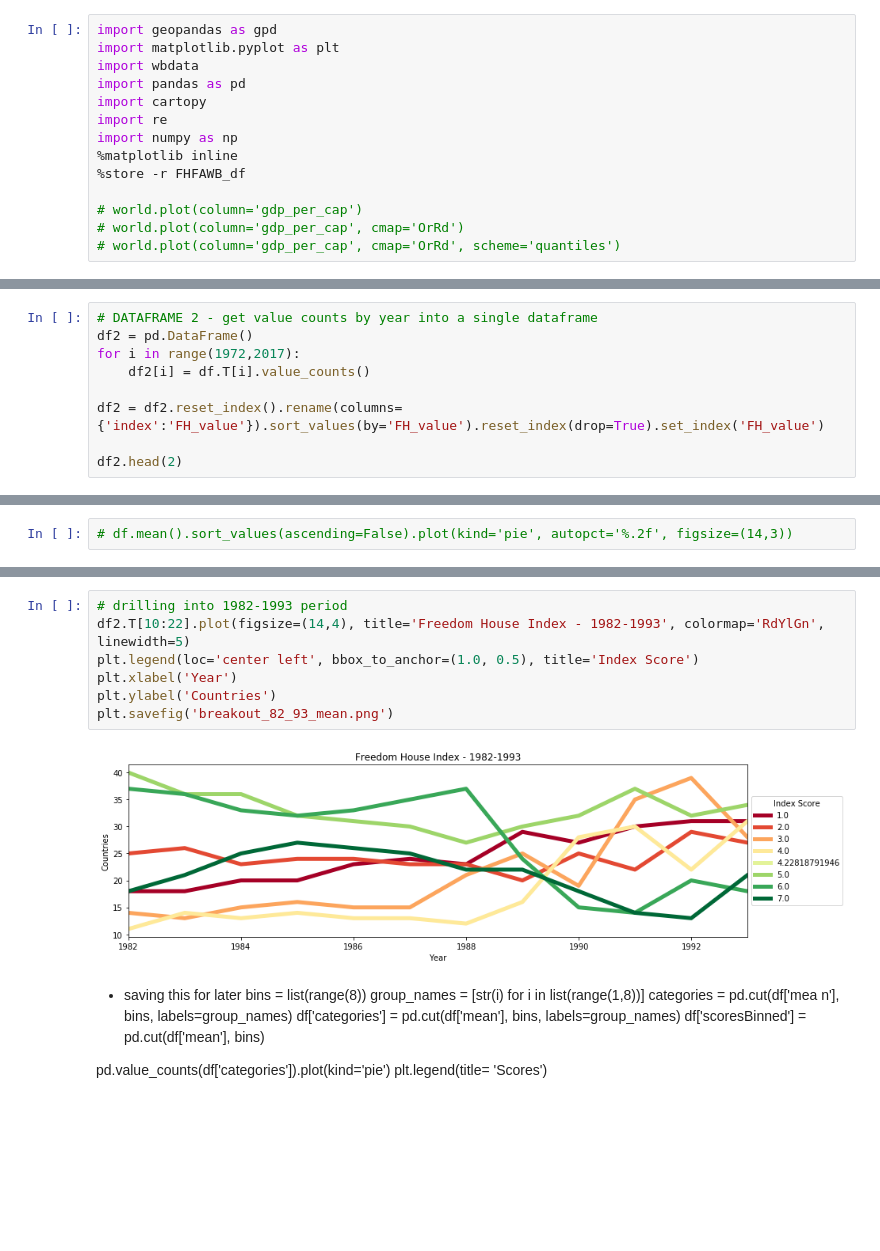
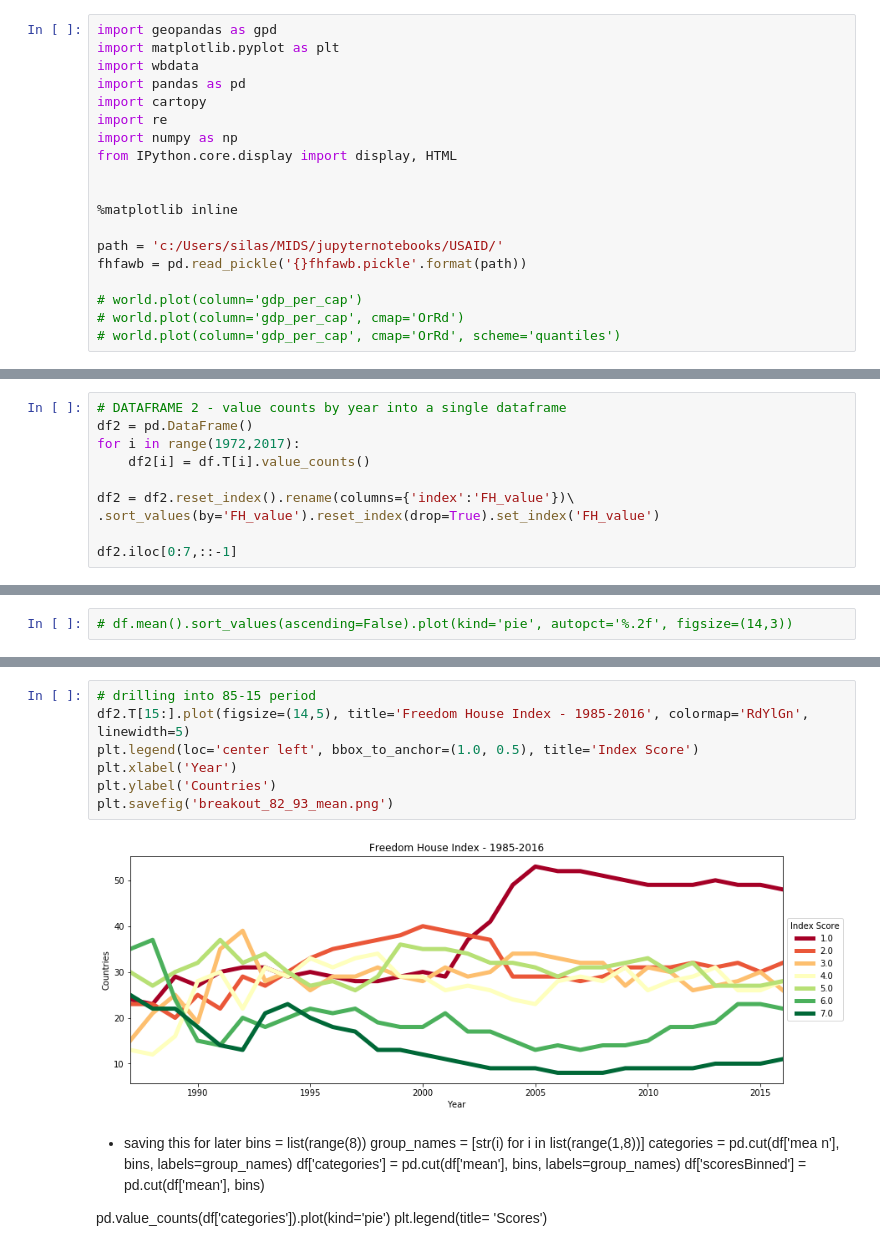
Before and after one commit to alexjhe/Python_Class_Final_Project, a Jupyter notebook: Analysis_Silas.ipynb, the cells around one changed output, grey strips where cells are left out. Cells and saved outputs as stored; diff of their text form; blank space fills up the shorter version.

```diff
--- a/Analysis_Silas.ipynb
+++ b/Analysis_Silas.ipynb
@@ -6,8 +19,13 @@ import pandas as pd
 import cartopy
 import re
 import numpy as np
+from IPython.core.display import display, HTML
+
+
 %matplotlib inline
-%store -r FHFAWB_df
+
+path = 'c:/Users/silas/MIDS/jupyternotebooks/USAID/'
+fhfawb = pd.read_pickle('{}fhfawb.pickle'.format(path))
 
 # world.plot(column='gdp_per_cap')
 # world.plot(column='gdp_per_cap', cmap='OrRd')
@@ -70,10 +103,11 @@ df.Yugoslavia = df.Yugoslavia.replace('nan',np.nan)
 # %%
-# DATAFRAME 2 - get value counts by year into a single dataframe
+# DATAFRAME 2 - value counts by year into a single dataframe
 df2 = pd.DataFrame()
 for i in range(1972,2017):
     df2[i] = df.T[i].value_counts()
 
-df2 = df2.reset_index().rename(columns={'index':'FH_value'}).sort_values(by='FH_value').reset_index(drop=True).set_index('FH_value')
+df2 = df2.reset_index().rename(columns={'index':'FH_value'})\
+.sort_values(by='FH_value').reset_index(drop=True).set_index('FH_value')
 
-df2.head(2)
+df2.iloc[0:7,::-1]
 # %% [output]
@@ -133,12 +173,12 @@ plt.savefig('fh_area_mean.png')
 # %%
-# drilling into 1982-1993 period
-df2.T[10:22].plot(figsize=(14,4), title='Freedom House Index - 1982-1993', colormap='RdYlGn', linewidth=5)
+# drilling into 85-15 period
+df2.T[15:].plot(figsize=(14,5), title='Freedom House Index - 1985-2016', colormap='RdYlGn', linewidth=5)
 plt.legend(loc='center left', bbox_to_anchor=(1.0, 0.5), title='Index Score')
 plt.xlabel('Year')
 plt.ylabel('Countries')
 plt.savefig('breakout_82_93_mean.png')
 # %% [output]
-[figure, old version]
+[figure, new version]
 # %% [markdown]
 - saving this for later
 bins = list(range(8))
```
Also changed, not shown: parts of 82 cells of this notebook, 16 other files.
